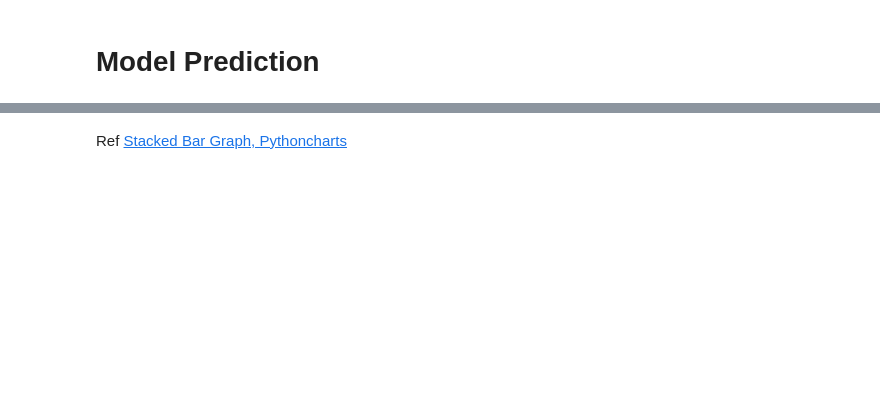
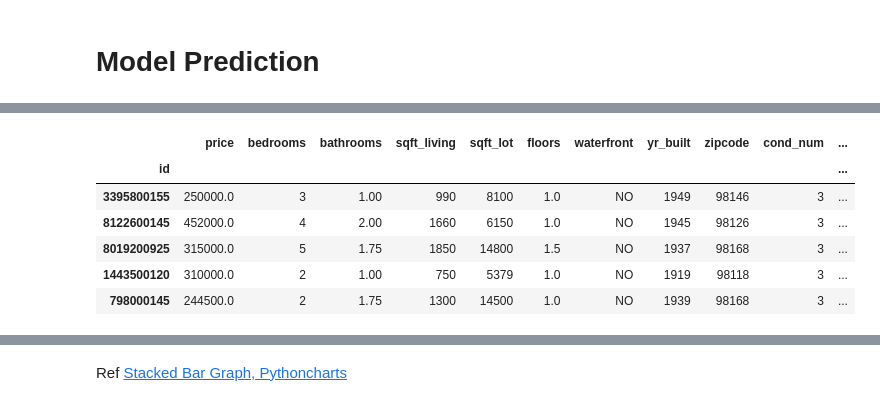
Before and after one commit to Dmvinedata/dsc-phase-2-project-v2-3, a Jupyter notebook: student.ipynb, the cells around one changed output, grey strips where cells are left out. Cells and saved outputs as stored; diff of their text form; code cells hidden in the pictures; blank space fills up the shorter version.

```diff
--- a/student.ipynb
+++ b/student.ipynb
@@ -1447,6 +1464,0 @@ Now
-# %%
-#Ref Linear Regression Model 20
-final_lin = LinearRegression(normalize= True)
-
-# Fit the model on X_train_final and y_train
-final_lin.fit(X_train_final, y_train)
@@ -1514,0 +1521,6 @@ agg_zips[["org_value", "pred_value"]].sum(axis = 1)
+# %%
+#Ref Linear Regression Model 20
+pred_lin = LinearRegression(normalize= True)
+
+# Fit the model on X_train_final and y_train
+pred_lin.fit(X_train_final, y_train)
@@ -1514,0 +1548,6 @@ agg_zips[["org_value", "pred_value"]].sum(axis = 1)
+# %%
+#Newly predicted Home Values
+re_pred = pred_lin.predict(X_re_pred)
+#Rounding the values of the new predictions
+re_pred = re_pred.round(-3)
+re_pred
@@ -1514,0 +1587,15 @@ agg_zips[["org_value", "pred_value"]].sum(axis = 1)
+# %%
+#Concatenating the dataframe to show original and new predictions
+X_comp = pd.concat([
+        re_filt,
+        pd.DataFrame(re_pred ,columns= ["pred_value"], index=re_new.index),
+        re_new[["new_cond","new_grade"]]], axis=1)
+X_comp.head()
+# %% [output]
+|  | price | bedrooms | bathrooms | sqft_living | sqft_lot | floors | waterfront | yr_built | zipcode | cond_num | ... |
+| id |  |  |  |  |  |  |  |  |  |  | ... |
+| 3395800155 | 250000.0 | 3 | 1.00 | 990 | 8100 | 1.0 | NO | 1949 | 98146 | 3 | ... |
+| 8122600145 | 452000.0 | 4 | 2.00 | 1660 | 6150 | 1.0 | NO | 1945 | 98126 | 3 | ... |
+| 8019200925 | 315000.0 | 5 | 1.75 | 1850 | 14800 | 1.5 | NO | 1937 | 98168 | 3 | ... |
+| 1443500120 | 310000.0 | 2 | 1.00 | 750 | 5379 | 1.0 | NO | 1919 | 98118 | 3 | ... |
+| 798000145 | 244500.0 | 2 | 1.75 | 1300 | 14500 | 1.0 | NO | 1939 | 98168 | 3 | ... |
```
Also changed, not shown: parts of 92 cells of this notebook.
